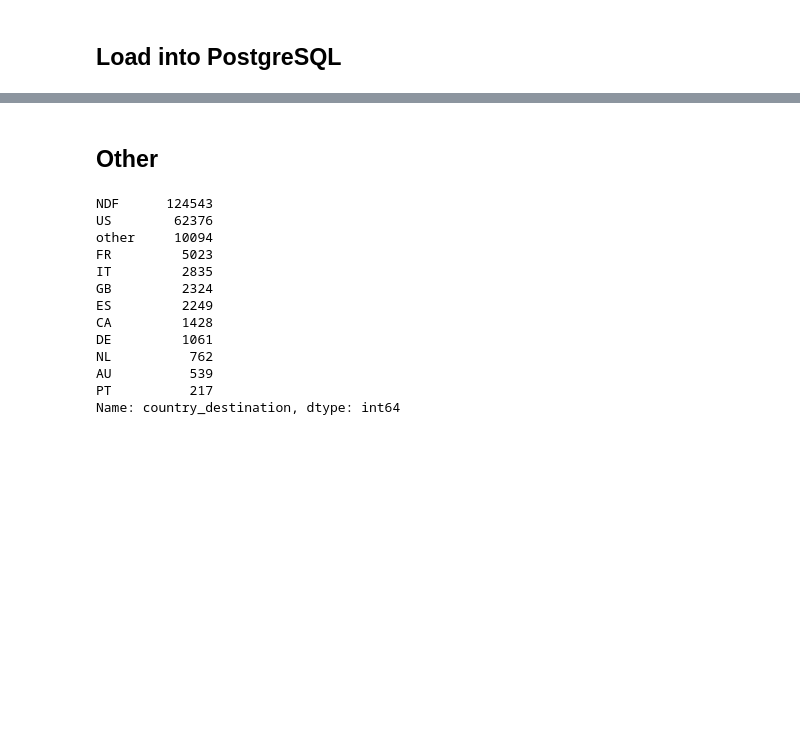
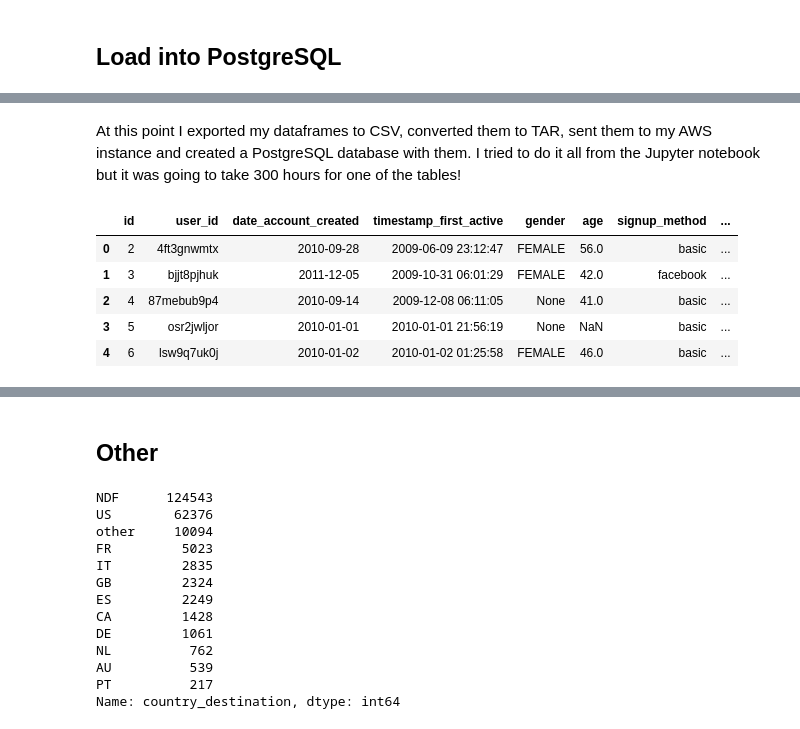
Before and after one commit to emilyageller/Geller_Metis, a Jupyter notebook: Project 3/Project3_Part1_DataCleaning.ipynb, the cells around one changed output, grey strips where cells are left out. Saved outputs shown, nothing was run; the diff lists cells and outputs as text; code cells hidden in the pictures; blank space fills up the shorter version.

Commit message:
Project 3 commits. database loaded. feature construction with sql.

```diff
--- a/Project 3/Project3_Part1_DataCleaning.ipynb
+++ b/Project 3/Project3_Part1_DataCleaning.ipynb
@@ -255,4 +310,4 @@ users
 ## Load into PostgreSQL
 # %%
 from sqlalchemy import create_engine
-cnx = create_engine('postgresql://emilygeller:p@54.173.47.58:5432')
+cnx = create_engine('postgresql://emilygeller:p@54.173.47.58:5432/emilygeller')
@@ -258,0 +359,11 @@ cnx = create_engine('postgresql://emilygeller:p@54.173.47.58:5432')
+# %% [markdown]
+At this point I exported my dataframes to CSV, converted them to TAR, sent them to my AWS instance and created a PostgreSQL database with them. I tried to do it all from the Jupyter notebook but it was going to take 300 hours for one of the tables!
+# %%
+pd.read_sql('select * from users limit 5;', cnx)
+# %% [output]
+|  | id | user_id | date_account_created | timestamp_first_active | gender | age | signup_method | ... |
+| 0 | 2 | 4ft3gnwmtx | 2010-09-28 | 2009-06-09 23:12:47 | FEMALE | 56.0 | basic | ... |
+| 1 | 3 | bjjt8pjhuk | 2011-12-05 | 2009-10-31 06:01:29 | FEMALE | 42.0 | facebook | ... |
+| 2 | 4 | 87mebub9p4 | 2010-09-14 | 2009-12-08 06:11:05 | None | 41.0 | basic | ... |
+| 3 | 5 | osr2jwljor | 2010-01-01 | 2010-01-01 21:56:19 | None | NaN | basic | ... |
+| 4 | 6 | lsw9q7uk0j | 2010-01-02 | 2010-01-02 01:25:58 | FEMALE | 46.0 | basic | ... |
```
Also changed, not shown: parts of 15 cells of this notebook, 1 other file.
